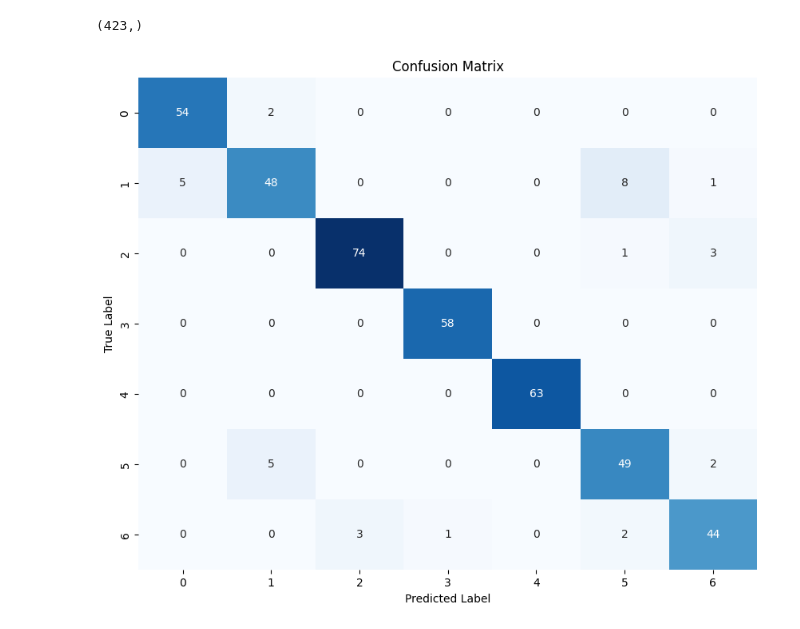
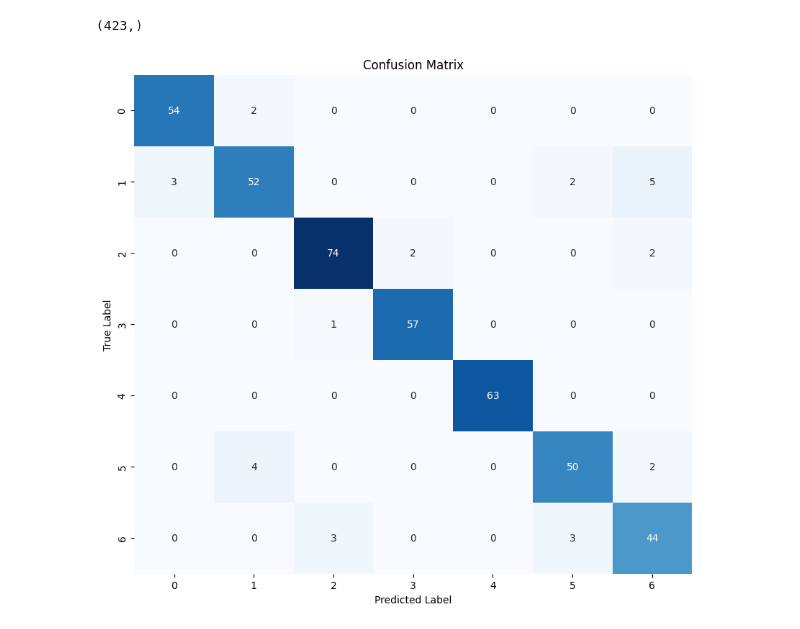
Before and after one commit to JakubDralus/obesity-estimation-neural-network, a Jupyter notebook: obesity_estimation_si.ipynb, the cells around one changed output. Drawn from its saved outputs; the diff is of its cells as text; code cells hidden in the pictures.

```diff
--- a/obesity_estimation_si.ipynb
+++ b/obesity_estimation_si.ipynb
@@ -612,7 +604,7 @@ class NeuralNetwork(nn.Module):
     def __init__(self, n_neurons=40):
         super().__init__()
         self.fc1 = nn.Linear(31, n_neurons) # 31 input features
-        self.act = nn.Softsign()
+        self.act = nn.Tanh()
         self.fc2 = nn.Linear(n_neurons, 7) # 7 output classes
         self.epoch = 0
 
@@ -631,10 +620,9 @@ class NeuralNetwork(nn.Module):
     def __init__(self, n_neurons=80):
         super().__init__()
         self.fc1 = nn.Linear(31, n_neurons) # 31 input features
-        second_layer_neurons = math.floor(math.sqrt(n_neurons))
-        self.fc2 = nn.Linear(n_neurons, second_layer_neurons)
-        self.fc3 = nn.Linear(second_layer_neurons, 7) # 7 output classes
-        self.act = nn.Softsign()
+        self.fc2 = nn.Linear(n_neurons, n_neurons)
+        self.fc3 = nn.Linear(n_neurons, 7) # 7 output classes
+        self.act = nn.Tanh()
         self.epoch = 0
 
     def forward(self, x):
@@ -710,8 +701,16 @@ higher learining rate at the begining (0.01) can reduce number of epochs needed
+# %%
+import torch.optim as optim
+from torch.optim.lr_scheduler import StepLR
+
+criterion = nn.CrossEntropyLoss()
+optimizer = optim.Adamax(model.parameters(), lr=0.01)
+
+scheduler = StepLR(optimizer, step_size=200, gamma=0.1)
 # %% [markdown]
 ## train and test loop
 # %%
 # Train the model
-num_epochs = 100
+num_epochs = 600
 for epoch in range(num_epochs):
     model.train()  # Set the model to train mode
     running_loss = 0.0
@@ -726,7 +725,8 @@ for epoch in range(num_epochs):
         optimizer.step()
         running_loss += loss.item() * inputs.size(0)
 
-
+    scheduler.step()
+    print(scheduler.get_last_lr())
     model.eval()  # Set the model to evaluation mode
     with torch.no_grad():
         outputs = model(X_test)
@@ -861,17 +891,17 @@ y_test.shape
 # %%
 import matplotlib.pyplot as plt
 import seaborn as sns
 from sklearn.metrics import confusion_matrix
 
 # Calculate confusion matrix
 conf_matrix = confusion_matrix(y_test, predicted_test)
 
 # Plot confusion matrix with seaborn heatmap
-plt.figure(figsize=(10, 8))
+plt.figure(figsize=(10, 9))
 sns.heatmap(conf_matrix, annot=True, fmt="d", cmap="Blues", cbar=False)
 plt.title("Confusion Matrix")
 plt.xlabel("Predicted Label")
 plt.ylabel("True Label")
 plt.show()
 # %% [output]
-[figure, old version]
+[figure, new version]
```
Also changed, not shown: parts of 31 cells of this notebook, 4 other files.
